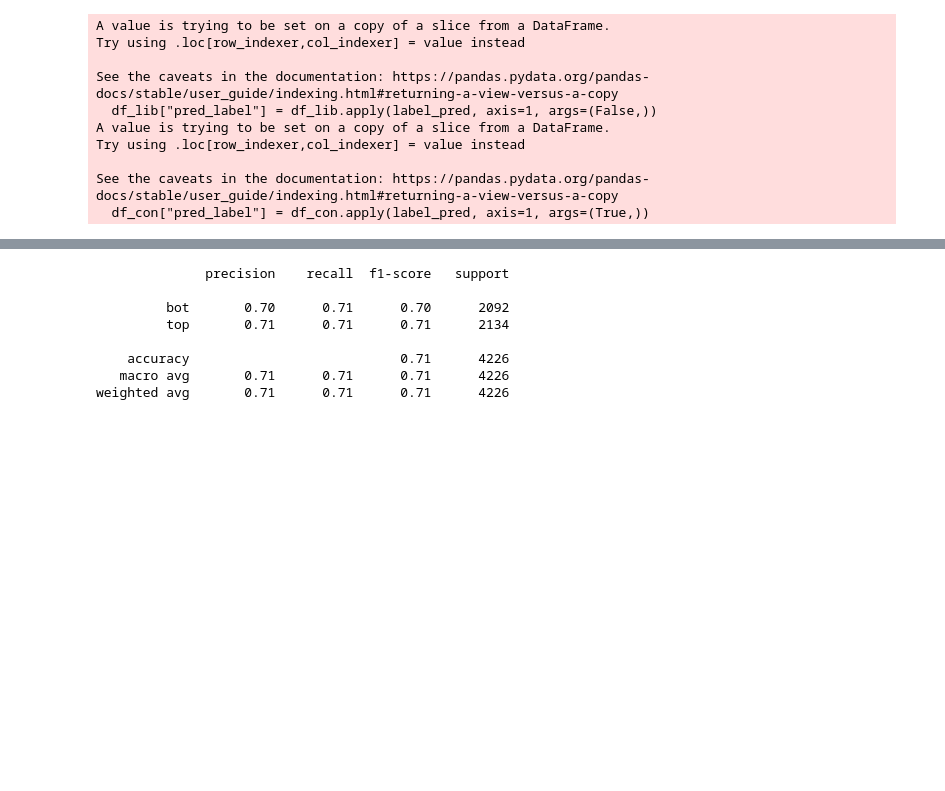
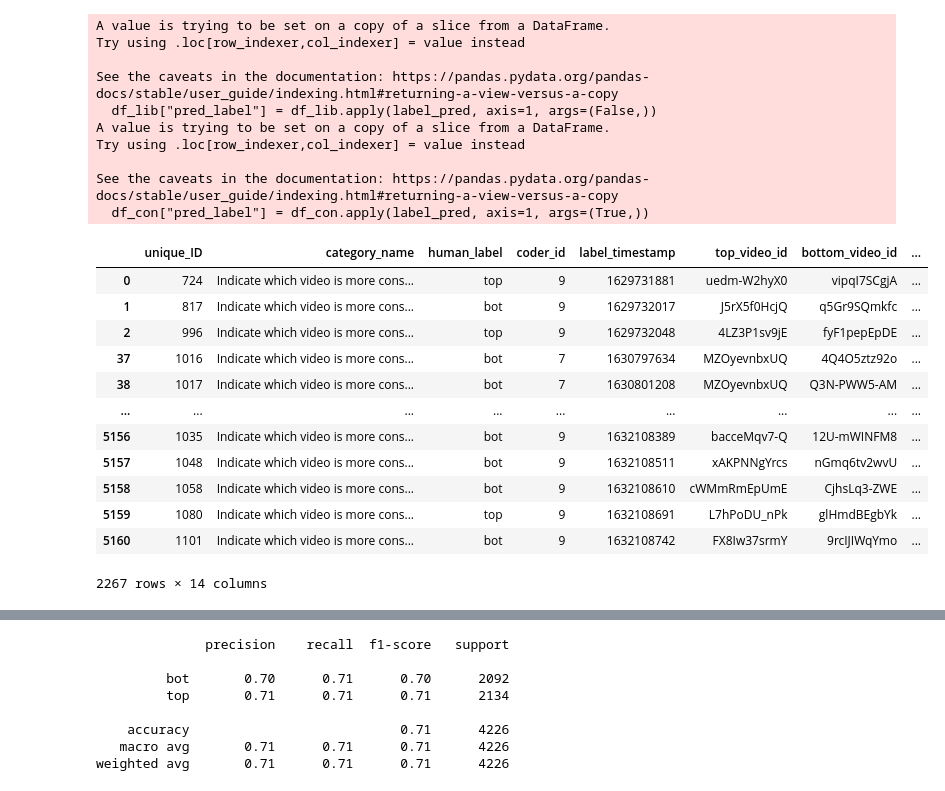
Before and after one commit to gustavidun/YouTube-Algorithm-Audit, a Jupyter notebook: notebooks/slant_model_analysis.ipynb, the cells around one changed output, grey strips where cells are left out. Cells and saved outputs as stored; diff of their text form; code cells hidden in the pictures; blank space fills up the shorter version.

```diff
--- a/notebooks/slant_model_analysis.ipynb
+++ b/notebooks/slant_model_analysis.ipynb
@@ -120,6 +117,22 @@ Try using .loc[row_indexer,col_indexer] = value instead
 
 See the caveats in the documentation: https://pandas.pydata.org/pandas-docs/stable/user_guide/indexing.html#returning-a-view-versus-a-copy
   df_con["pred_label"] = df_con.apply(label_pred, axis=1, args=(True,))
+# %%
+df_con
+# %% [output]
+|  | unique_ID | category_name | human_label | coder_id | label_timestamp | top_video_id | bottom_video_id | ... |
+| 0 | 724 | Indicate which video is more cons... | top | 9 | 1629731881 | uedm-W2hyX0 | vipqI7SCgjA | ... |
+| 1 | 817 | Indicate which video is more cons... | bot | 9 | 1629732017 | J5rX5f0HcjQ | q5Gr9SQmkfc | ... |
+| 2 | 996 | Indicate which video is more cons... | top | 9 | 1629732048 | 4LZ3P1sv9jE | fyF1pepEpDE | ... |
+| 37 | 1016 | Indicate which video is more cons... | bot | 7 | 1630797634 | MZOyevnbxUQ | 4Q4O5ztz92o | ... |
+| 38 | 1017 | Indicate which video is more cons... | bot | 7 | 1630801208 | MZOyevnbxUQ | Q3N-PWW5-AM | ... |
+| ... | ... | ... | ... | ... | ... | ... | ... | ... |
+| 5156 | 1035 | Indicate which video is more cons... | bot | 9 | 1632108389 | bacceMqv7-Q | 12U-mWINFM8 | ... |
+| 5157 | 1048 | Indicate which video is more cons... | bot | 9 | 1632108511 | xAKPNNgYrcs | nGmq6tv2wvU | ... |
+| 5158 | 1058 | Indicate which video is more cons... | bot | 9 | 1632108610 | cWMmRmEpUmE | CjhsLq3-ZWE | ... |
+| 5159 | 1080 | Indicate which video is more cons... | top | 9 | 1632108691 | L7hPoDU_nPk | glHmdBEgbYk | ... |
+| 5160 | 1101 | Indicate which video is more cons... | bot | 9 | 1632108742 | FX8Iw37srmY | 9rcIJIWqYmo | ... |
+2267 rows × 14 columns
 # %%
 final_df.to_pickle("../data/slant/human_labels/labels.pkl")
 # %%
```
Also changed, not shown: parts of 10 cells of this notebook, 4 other files.
